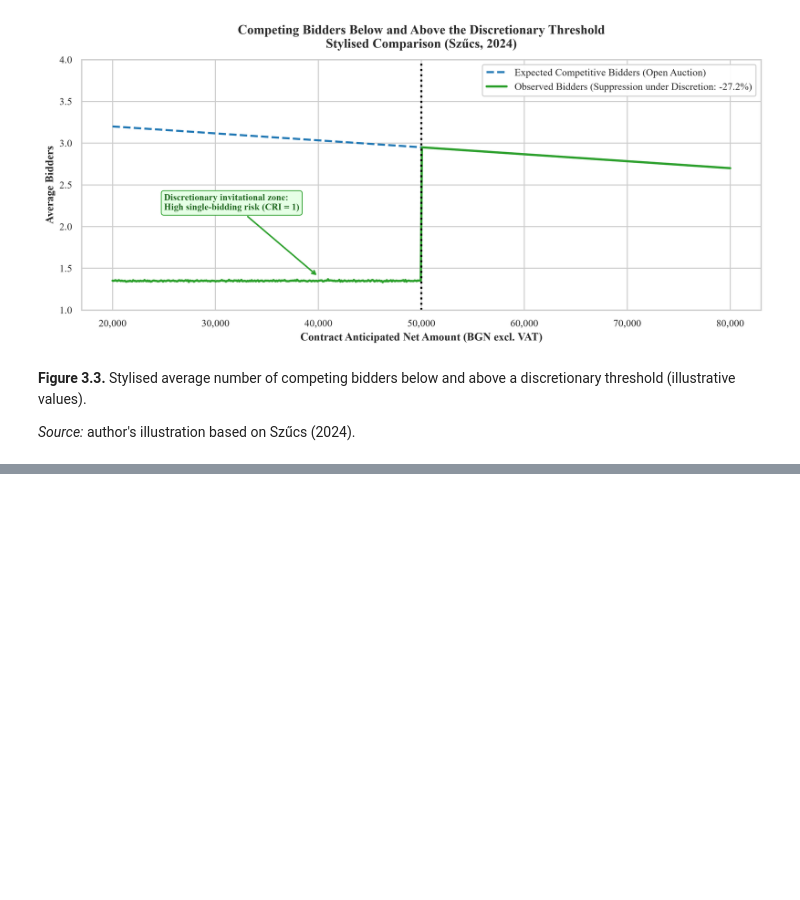
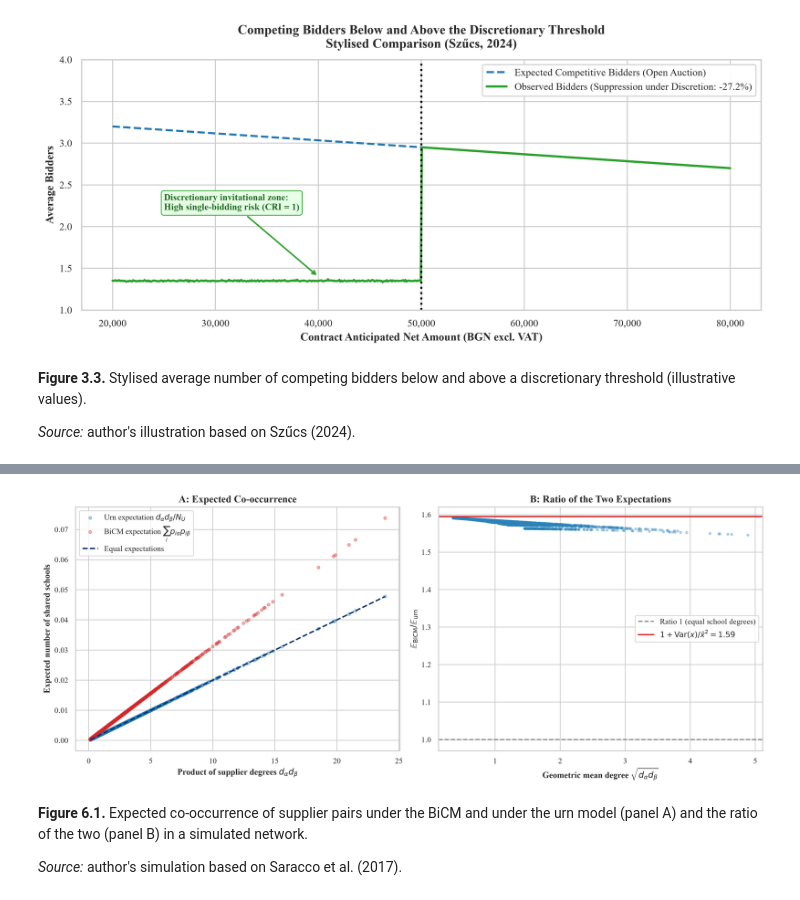
Before and after one commit to beluhov/stem-collusion-npvu, a Jupyter notebook: Final_Exam_Procurement_Collusion.ipynb, the cells around one changed output, grey strips where cells are left out. Drawn from its saved outputs; the diff is of its cells as text; code cells hidden in the pictures; blank space fills up the shorter version.

```diff
--- a/Final_Exam_Procurement_Collusion.ipynb
+++ b/Final_Exam_Procurement_Collusion.ipynb
@@ -433,0 +700,36 @@ plt.show()
+# %%
+fig61, (ax1, ax2) = plt.subplots(1, 2, figsize=(13, 5.2), constrained_layout=True)
+
+degree_product = np.outer(res_p1["vendor_degree"], res_p1["vendor_degree"])
+upper = np.triu(np.ones_like(degree_product, dtype=bool), k=1)
+x_vals = degree_product[upper]
+y_bicm = res_p1["expected_bicm"][upper]
+y_urn = res_p1["expected_urn"][upper]
+n_schools = res_p1["num_schools"]
+
+ax1.scatter(x_vals, y_urn, alpha=0.35, s=14, color="#1f77b4", label=r"Urn expectation $d_\alpha d_\beta / N_U$")
+ax1.scatter(x_vals, y_bicm, alpha=0.35, s=14, color="#d62728", label=r"BiCM expectation $\sum_i p_{i\alpha} p_{i\beta}$")
+grid = np.linspace(x_vals.min(), x_vals.max(), 200)
+ax1.plot(grid, grid / n_schools, color="#08306b", linestyle="--", linewidth=1.8, label="Equal expectations")
+ax1.set_title("A: Expected Co-occurrence")
+ax1.set_xlabel(r"Product of supplier degrees $d_\alpha d_\beta$")
+ax1.set_ylabel(r"Expected number of shared schools")
+ax1.legend(loc="upper left", frameon=True)
+
+ratio = y_bicm / y_urn
+ax2.scatter(np.sqrt(x_vals), ratio, alpha=0.4, s=14, color="#2b83ba", edgecolors="none")
+ax2.axhline(1.0, color="gray", linestyle="--", linewidth=1.5, label="Ratio 1 (equal school degrees)")
+ax2.axhline(res_p1["inflation_factor"], color="#d62728", linewidth=1.8,
+            label=rf"$1 + \mathrm{{Var}}(x)/\bar{{x}}^2 = {res_p1['inflation_factor']:.2f}$")
+ax2.set_title("B: Ratio of the Two Expectations")
+ax2.set_xlabel(r"Geometric mean degree $\sqrt{d_\alpha d_\beta}$")
+ax2.set_ylabel(r"$\mathbb{E}_{\mathrm{BiCM}} / \mathbb{E}_{\mathrm{urn}}$")
+ax2.legend(loc="center right", frameon=True)
+
+plt.show()
+# %% [output]
+[figure, added]
+# %% [markdown]
+**Figure 6.1.** Expected co-occurrence of supplier pairs under the BiCM and under the urn model (panel A) and the ratio of the two (panel B) in a simulated network.
+
+*Source:* author's simulation based on Saracco et al. (2017).
```
Also changed, not shown: parts of 37 cells of this notebook.
